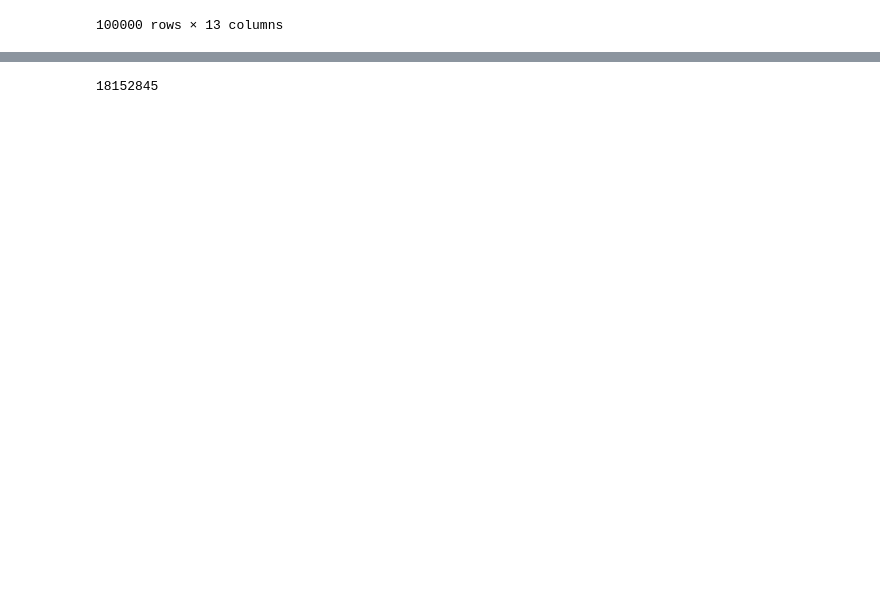
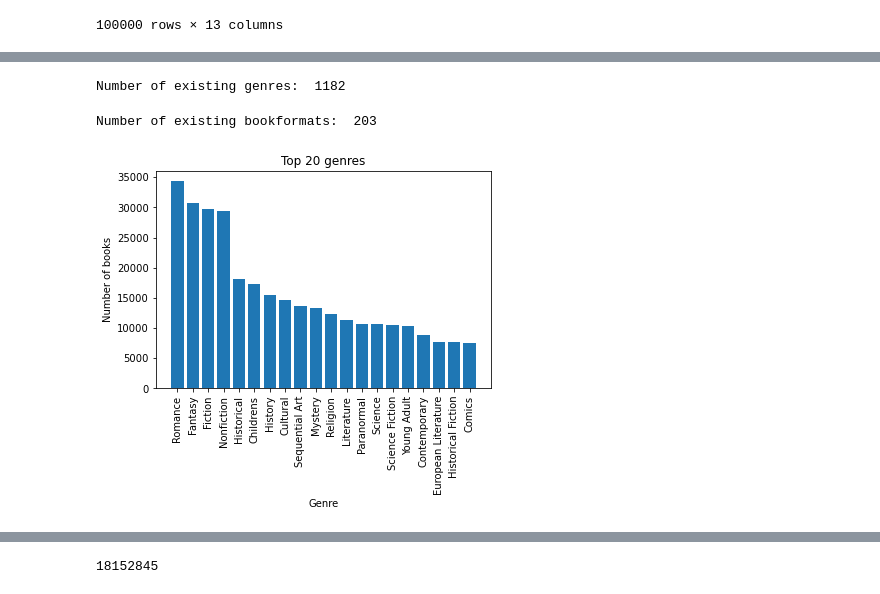
Before and after one commit to RitaPeixoto/FEUP-PRI, a Jupyter notebook: descriptive_analysis.ipynb, the cells around one changed output, grey strips where cells are left out. Drawn from its saved outputs; the diff is of its cells as text; code cells hidden in the pictures; blank space fills up the shorter version.

```diff
--- a/descriptive_analysis.ipynb
+++ b/descriptive_analysis.ipynb
@@ -60,13 +24,0 @@ Name: genre, dtype: int64
-# %%
-genres = set()
-n_genres = []
-for index, row in df.iterrows():
-    if pd.isna(row['genre']):
-        n_genres.append(0)
-        continue
-    genre_list = row['genre'].split(',')
-    n_genres.append(len(genre_list))
-    for g in genre_list:
-        genres.add(g)
-print("genres:",len(genres))
-print("avg number of genres:", np.mean(n_genres))
@@ -222,9 +24,0 @@ from string import ascii_letters, digits
-# %%
-cnt = 0
-for index, row in df.iterrows():
-    if set(str(row['bookformat'])).difference(ascii_letters + digits):
-        print(row['bookformat'])
-        cnt += 1
-
-    if cnt == 10:
-        break
@@ -241,0 +79,30 @@ Mass Market Paperback
+# %%
+genres = dict()
+
+g_df = df.loc[~df['genre'].isnull()]
+for _, row in g_df.iterrows():
+    genre_list = row['genre'].split(',')
+    for g in genre_list:
+        if g not in genres:
+            genres[g] = 0
+        genres[g] += 1
+# %%
+print("Number of existing genres: ", len(genres.keys()))
+# %% [output]
+Number of existing genres:  1182
+# %%
+print("Number of existing bookformats: ", len(df.bookformat.unique()))
+# %% [output]
+Number of existing bookformats:  203
+# %%
+from collections import Counter
+top_20_genres = dict(Counter(genres).most_common(20))
+
+plt.title("Top 20 genres")
+plt.xlabel("Genre")
+plt.ylabel("Number of books")
+plt.xticks(rotation=90)
+plt.bar(list(top_20_genres.keys()), list(top_20_genres.values()))
+plt.show()
+# %% [output]
+[figure, added]
```
Also changed, not shown: parts of 48 cells of this notebook, 21 other files.
